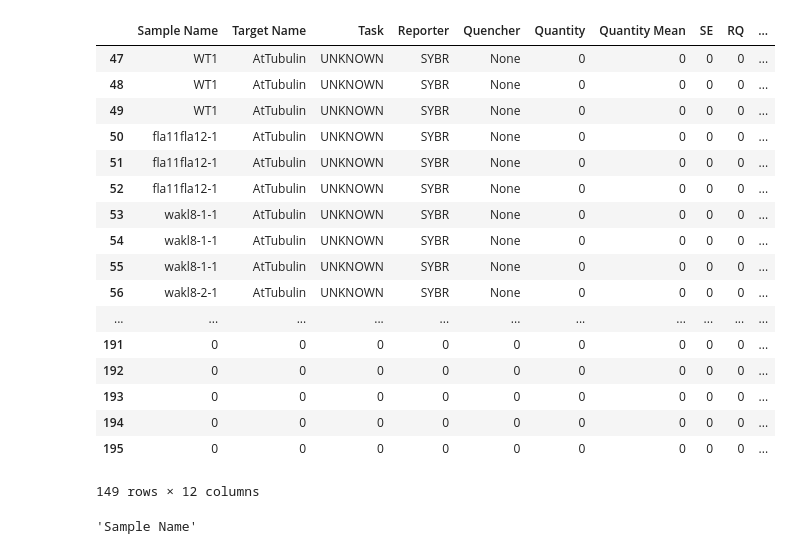
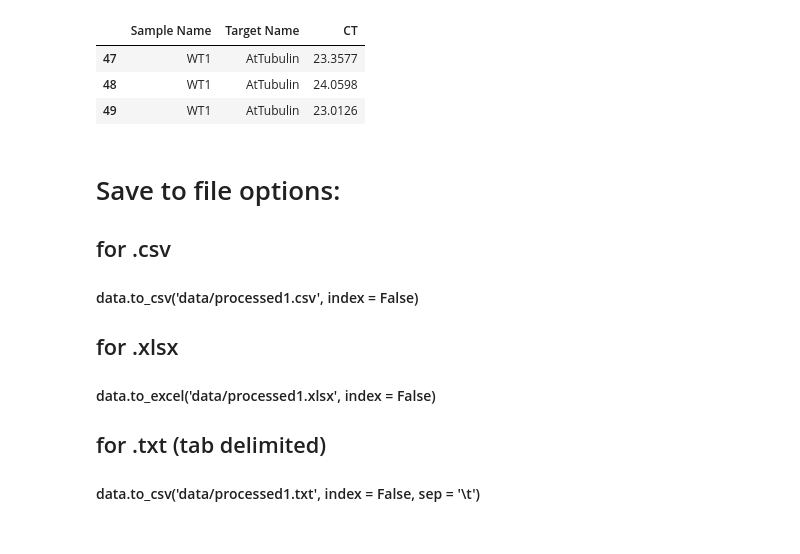
Before and after one commit to lukestafford81/Python-Practice, a Jupyter notebook: 20190705_Python_qPCR_Practice-Copy.ipynb, the cells around one changed output. Cells and saved outputs as stored; diff of their text form; code cells hidden in the pictures.

```diff
--- a/20190705_Python_qPCR_Practice-Copy.ipynb
+++ b/20190705_Python_qPCR_Practice-Copy.ipynb
@@ -29,4 +16,0 @@ data
-# %%
-# iloc[row slicing, column slicing]
-data = data.iloc[46:, 3:15]
-data
@@ -52,24 +17,28 @@ data
 # %%
+# iloc[row slicing, column slicing]
+data = data.iloc[46:191, 3:15]
+
 #Create a new header row for the columns
 data = data.rename(columns=data.iloc[0]).drop(data.index[0])
-data
+
+#Omit all columns except for "Sample Name", "Target Name" and "CT"
+data = data[['Sample Name', 'Target Name', 'CT']]
+data.reset_index(drop=True)
+data.head(3)
 # %% [output]
-|  | Sample Name | Target Name | Task | Reporter | Quencher | Quantity | Quantity Mean | SE | RQ | ... |
-| 47 | WT1 | AtTubulin | UNKNOWN | SYBR | None | 0 | 0 | 0 | 0 | ... |
-| 48 | WT1 | AtTubulin | UNKNOWN | SYBR | None | 0 | 0 | 0 | 0 | ... |
-| 49 | WT1 | AtTubulin | UNKNOWN | SYBR | None | 0 | 0 | 0 | 0 | ... |
-| 50 | fla11fla12-1 | AtTubulin | UNKNOWN | SYBR | None | 0 | 0 | 0 | 0 | ... |
-| 51 | fla11fla12-1 | AtTubulin | UNKNOWN | SYBR | None | 0 | 0 | 0 | 0 | ... |
-| 52 | fla11fla12-1 | AtTubulin | UNKNOWN | SYBR | None | 0 | 0 | 0 | 0 | ... |
-| 53 | wakl8-1-1 | AtTubulin | UNKNOWN | SYBR | None | 0 | 0 | 0 | 0 | ... |
-| 54 | wakl8-1-1 | AtTubulin | UNKNOWN | SYBR | None | 0 | 0 | 0 | 0 | ... |
-| 55 | wakl8-1-1 | AtTubulin | UNKNOWN | SYBR | None | 0 | 0 | 0 | 0 | ... |
-| 56 | wakl8-2-1 | AtTubulin | UNKNOWN | SYBR | None | 0 | 0 | 0 | 0 | ... |
-| ... | ... | ... | ... | ... | ... | ... | ... | ... | ... | ... |
-| 191 | 0 | 0 | 0 | 0 | 0 | 0 | 0 | 0 | 0 | ... |
-| 192 | 0 | 0 | 0 | 0 | 0 | 0 | 0 | 0 | 0 | ... |
-| 193 | 0 | 0 | 0 | 0 | 0 | 0 | 0 | 0 | 0 | ... |
-| 194 | 0 | 0 | 0 | 0 | 0 | 0 | 0 | 0 | 0 | ... |
-| 195 | 0 | 0 | 0 | 0 | 0 | 0 | 0 | 0 | 0 | ... |
+|  | Sample Name | Target Name | CT |
+| 47 | WT1 | AtTubulin | 23.3577 |
+| 48 | WT1 | AtTubulin | 24.0598 |
+| 49 | WT1 | AtTubulin | 23.0126 |
-149 rows × 12 columns
+# %% [markdown]
+# Save to file options:
+
+## for .csv
+#### data.to_csv('data/processed1.csv', index = False)
+
+## for .xlsx
+#### data.to_excel('data/processed1.xlsx', index = False)
+
+## for .txt (tab delimited)
+#### data.to_csv('data/processed1.txt', index = False, sep = '\t')
 # %%
@@ -79,4 +45,0 @@ sample_df = data.columns[0]
-# %%
-sample_df
-# %% [output]
-'Sample Name'
```
Also changed, not shown: parts of 17 cells of this notebook.
